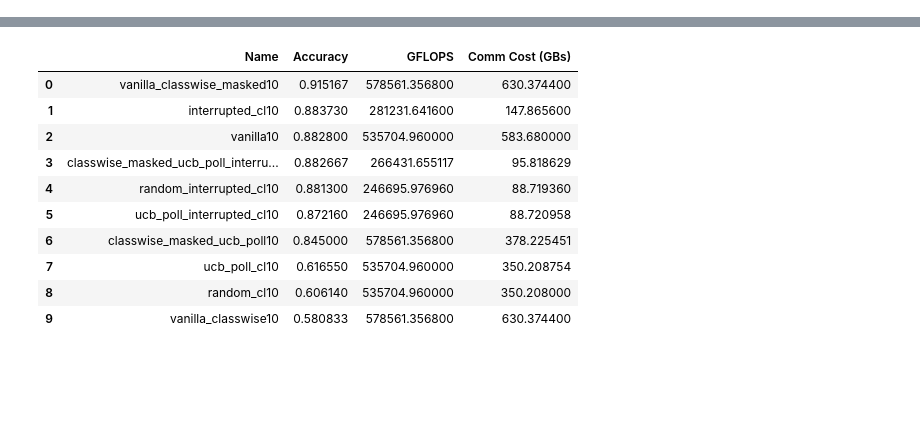
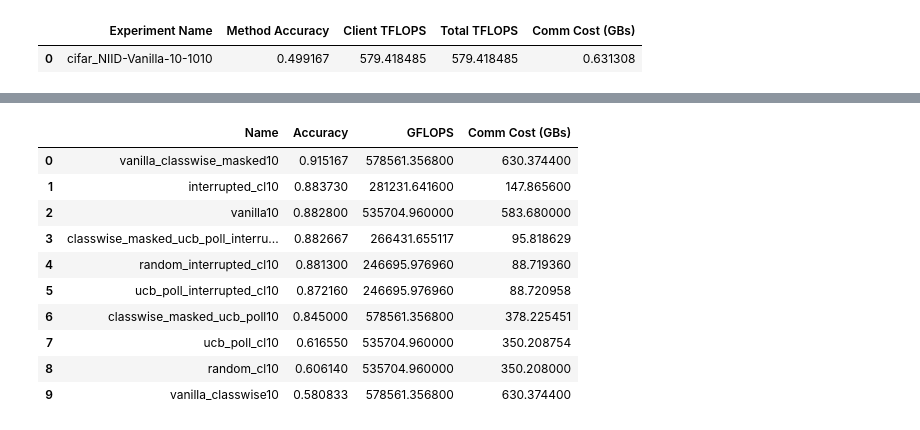
Before and after one commit to ayushchopra96/distributed-ml-research, a Jupyter notebook: split_nn_ucb/plots.ipynb, the cells around one changed output, grey strips where cells are left out. Drawn from its saved outputs; the diff is of its cells as text; code cells hidden in the pictures; blank space fills up the shorter version.

```diff
--- a/split_nn_ucb/plots.ipynb
+++ b/split_nn_ucb/plots.ipynb
@@ -158,3 +50,15 @@ print(df_new.to_markdown(index=False))
+# %%
+temp = pd.DataFrame()
+# print(df.columns)
+temp['Experiment Name'] = df['Experiment Name']
+temp['Method Accuracy'] = df['Method Accuracy'].apply(lambda x: max(eval(x)))
+temp['Client TFLOPS'] = df['Client Flops'].apply(lambda x: eval(x)[-1] * 1e-12)
+temp['Total TFLOPS'] = df['Total Flops'].apply(lambda x: eval(x)[-1] * 1e-12)
+temp['Comm Cost (GBs)'] = df['Method Comm Cost'].apply(lambda x: eval(x)[-1] * 1e-6)
+temp
+# %% [output]
+|  | Experiment Name | Method Accuracy | Client TFLOPS | Total TFLOPS | Comm Cost (GBs) |
+| 0 | cifar_NIID-Vanilla-10-1010 | 0.499167 | 579.418485 | 579.418485 | 0.631308 |
 # %%
 fig = go.Figure()
 
```
Also changed, not shown: parts of 5 cells of this notebook, 2 other files.
